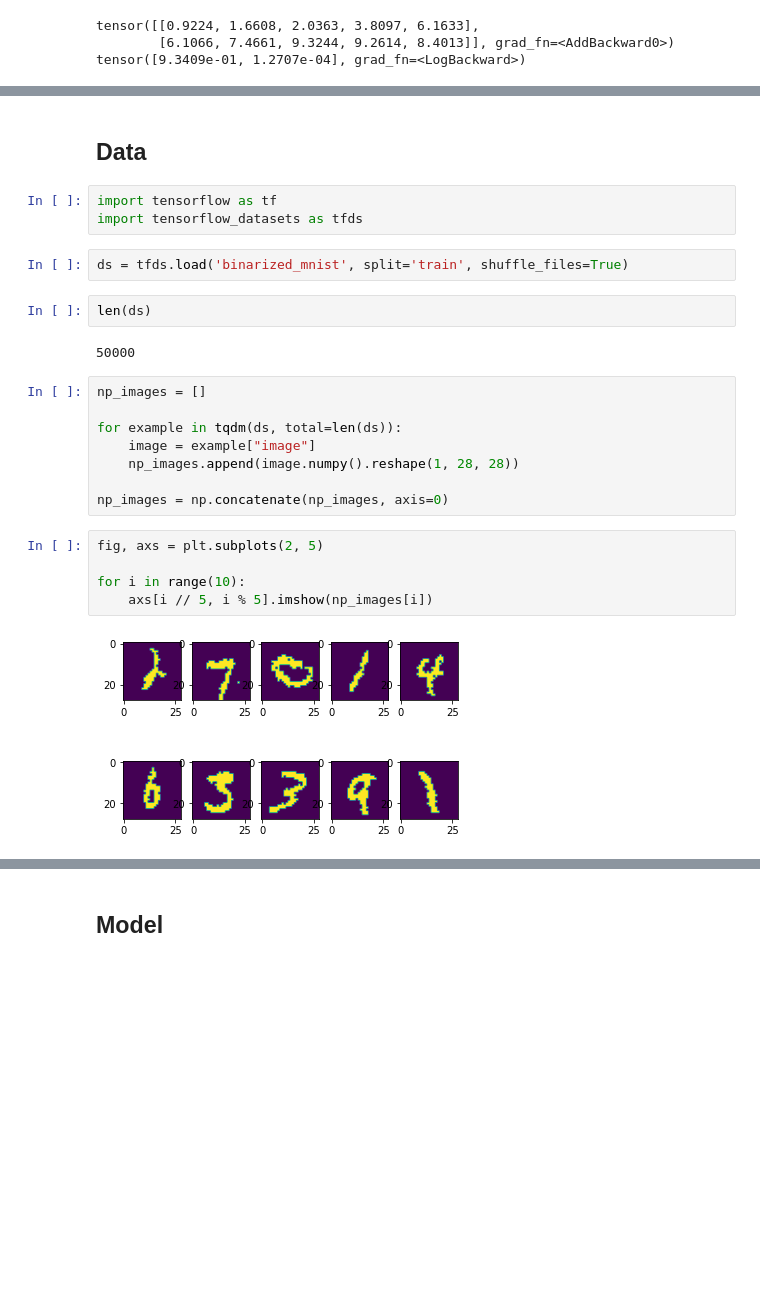
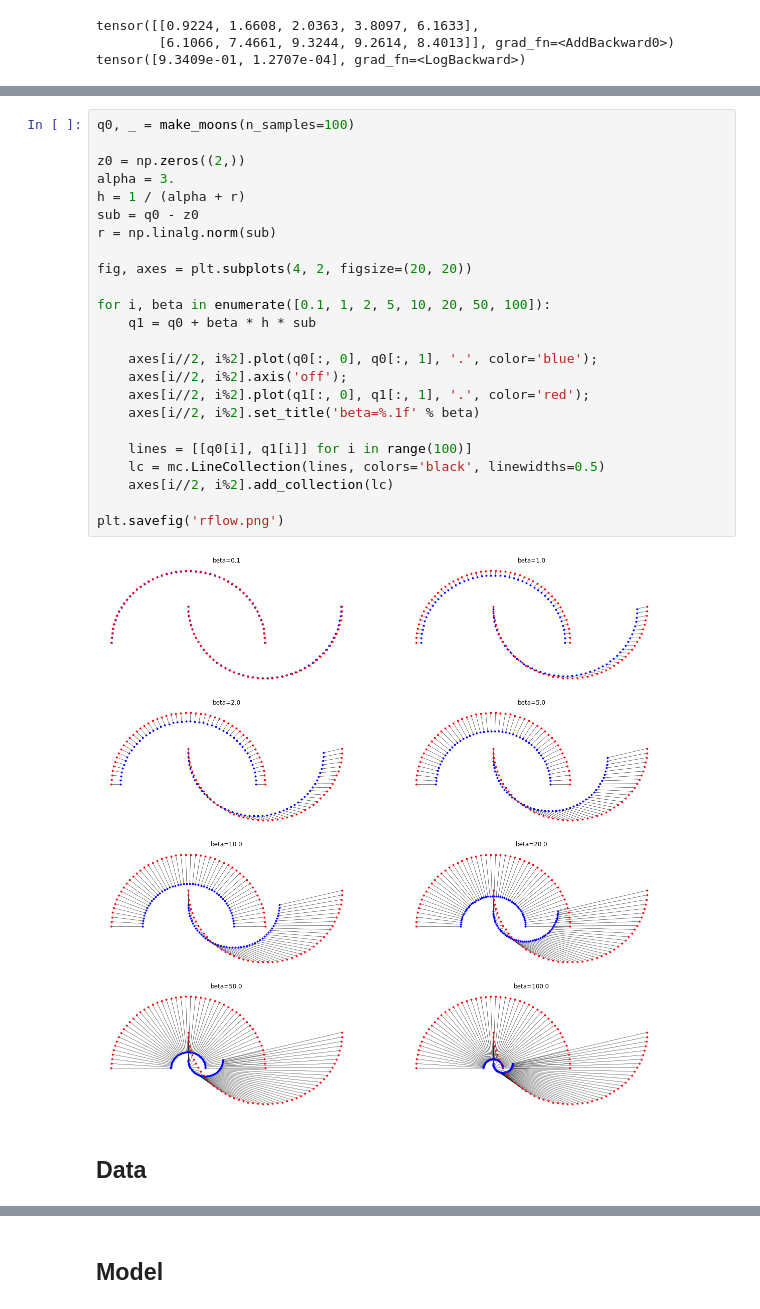
Before and after one commit to mrsalehi/stupid-simple-norm-flow, a Jupyter notebook: main.ipynb, the cells around one changed output, grey strips where cells are left out. Saved outputs shown, nothing was run; the diff lists cells and outputs as text; blank space fills up the shorter version.

Commit message:
Rflow vis and train loop

```diff
--- a/main.ipynb
+++ b/main.ipynb
@@ -34,26 +81,28 @@ tensor([9.3409e-01, 1.2707e-04], grad_fn=<LogBackward>)
+# %%
+q0, _ = make_moons(n_samples=100)
+
+z0 = np.zeros((2,))
+alpha = 3.
+h = 1 / (alpha + r)
+sub = q0 - z0
+r = np.linalg.norm(sub)
+
+fig, axes = plt.subplots(4, 2, figsize=(20, 20))
+
+for i, beta in enumerate([0.1, 1, 2, 5, 10, 20, 50, 100]):
+    q1 = q0 + beta * h * sub
+
+    axes[i//2, i%2].plot(q0[:, 0], q0[:, 1], '.', color='blue');
+    axes[i//2, i%2].axis('off');
+    axes[i//2, i%2].plot(q1[:, 0], q1[:, 1], '.', color='red');
+    axes[i//2, i%2].set_title('beta=%.1f' % beta)
+
+    lines = [[q0[i], q1[i]] for i in range(100)]
+    lc = mc.LineCollection(lines, colors='black', linewidths=0.5)
+    axes[i//2, i%2].add_collection(lc)
+
+plt.savefig('rflow.png')
+# %% [output]
+[figure, added]
 # %% [markdown]
 ## Data
-# %%
-import tensorflow as tf
-import tensorflow_datasets as tfds
-# %%
-ds = tfds.load('binarized_mnist', split='train', shuffle_files=True)
-# %%
-len(ds)
-# %% [output]
-50000
-# %%
-np_images = []
-
-for example in tqdm(ds, total=len(ds)):
-    image = example["image"]
-    np_images.append(image.numpy().reshape(1, 28, 28))
-
-np_images = np.concatenate(np_images, axis=0)
-# %%
-fig, axs = plt.subplots(2, 5)
-
-for i in range(10):
-    axs[i // 5, i % 5].imshow(np_images[i])
-# %% [output]
-[figure, removed]
```
Also changed, not shown: parts of 18 cells of this notebook, 5 other files.
